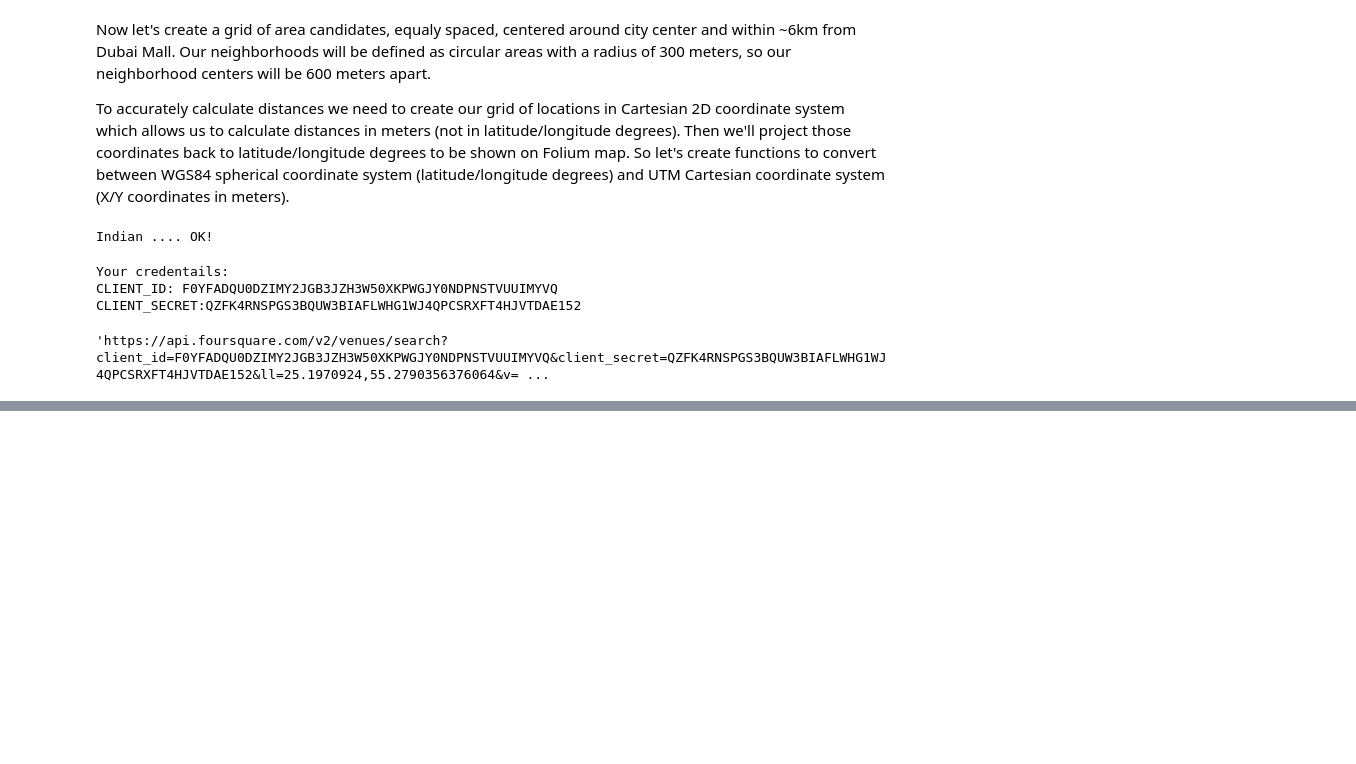
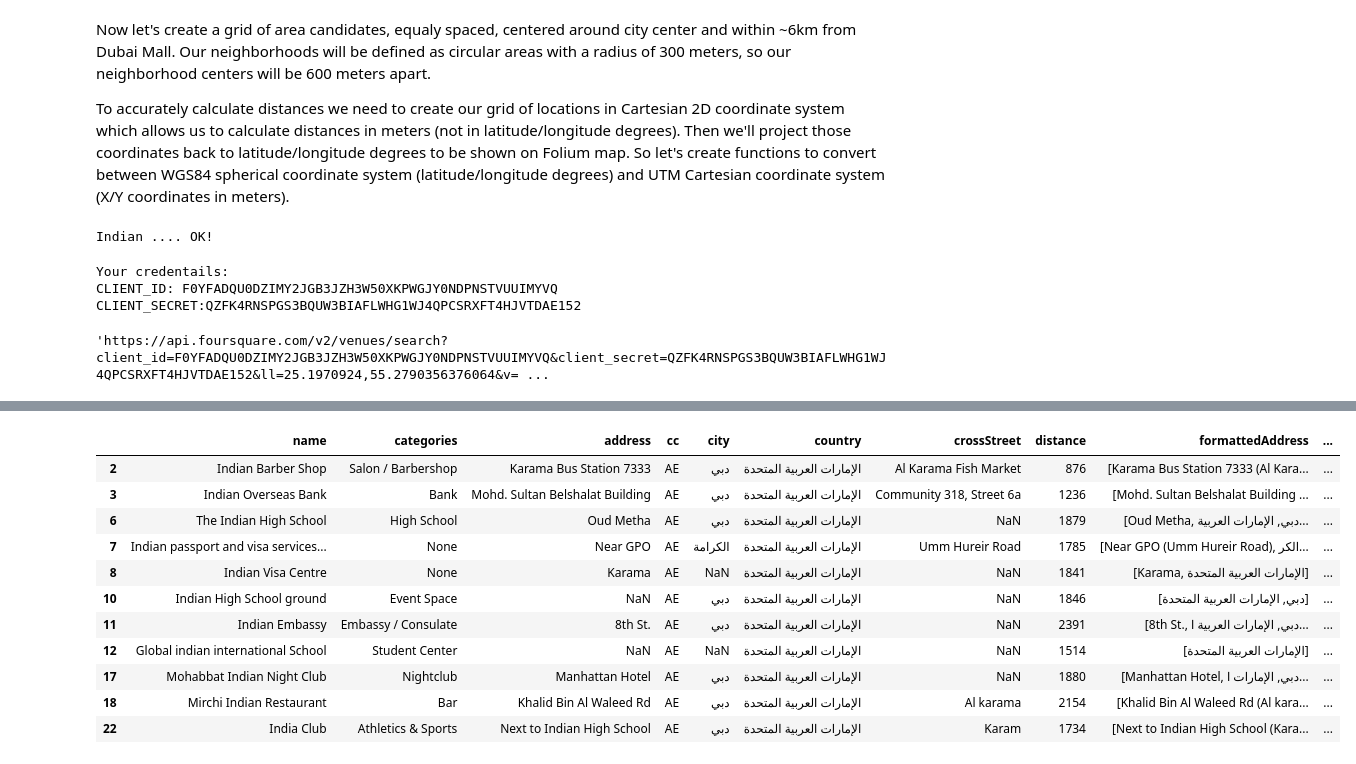
Before and after one commit to Omkar1408/Coursera_Capstone, a Jupyter notebook: BattleOfNeighourhood.ipynb, the cells around one changed output, grey strips where cells are left out. Saved outputs shown, nothing was run; the diff lists cells and outputs as text; code cells hidden in the pictures; blank space fills up the shorter version.

```diff
--- a/BattleOfNeighourhood.ipynb
+++ b/BattleOfNeighourhood.ipynb
@@ -244,0 +280,8 @@ venues_map
+# %%
+
+LIMIT1 = 100 # limit of number of venues returned by Foursquare API
+
+radius1 = 2000 # define radius
+
+url = 'https://api.foursquare.com/v2/venues/search?client_id={}&client_secret={}&ll={},{}&v={}&query={}&radius={}&limit={}'.format(CLIENT_ID, CLIENT_SECRET, latitude1, longitude1, VERSION, search_query, radius1, LIMIT1)
+url
@@ -244,0 +290,3 @@ venues_map
+# %%
+results1 = requests.get(url).json()
+results1
@@ -244,0 +311,7 @@ venues_map
+# %%
+# assign relevant part of JSON to venues
+venues1 = results1['response']['venues']
+
+# tranform venues into a dataframe
+dataframe1 = json_normalize(venues1)
+dataframe1.head()
@@ -244,0 +325,41 @@ venues_map
+# %%
+# keep only columns that include venue name, and anything that is associated with location
+filtered_columns1 = ['name', 'categories'] + [col for col in dataframe1.columns if col.startswith('location.')] + ['id']
+dataframe_filtered1 = dataframe1.loc[:, filtered_columns1]
+
+
+# function that extracts the category of the venue
+def get_category_type(row):
+    try:
+        categories_list = row['categories']
+    except:
+        categories_list = row['venue.categories']
+
+    if len(categories_list) == 0:
+        return None
+    else:
+        return categories_list[0]['name']
+
+# filter the category for each row
+dataframe_filtered1['categories'] = dataframe_filtered1.apply(get_category_type, axis=1)
+
+# clean column names by keeping only last term
+dataframe_filtered1.columns = [column.split('.')[-1] for column in dataframe_filtered1.columns]
+
+dataframe_filtered1
+
+dataframe_filtered2 = dataframe_filtered1[dataframe_filtered1.categories != 'Indian Restaurant']
+dataframe_filtered2
+# %% [output]
+|  | name | categories | address | cc | city | country | crossStreet | distance | formattedAddress | ... |
+| 2 | Indian Barber Shop | Salon / Barbershop | Karama Bus Station 7333 | AE | دبي | الإمارات العربية المتحدة | Al Karama Fish Market | 876 | [Karama Bus Station 7333 (Al Kara... | ... |
+| 3 | Indian Overseas Bank | Bank | Mohd. Sultan Belshalat Building | AE | دبي | الإمارات العربية المتحدة | Community 318, Street 6a | 1236 | [Mohd. Sultan Belshalat Building ... | ... |
+| 6 | The Indian High School | High School | Oud Metha | AE | دبي | الإمارات العربية المتحدة | NaN | 1879 | [Oud Metha, دبي, الإمارات العربية... | ... |
+| 7 | Indian passport and visa services... | None | Near GPO | AE | الكرامة | الإمارات العربية المتحدة | Umm Hureir Road | 1785 | [Near GPO (Umm Hureir Road), الكر... | ... |
+| 8 | Indian Visa Centre | None | Karama | AE | NaN | الإمارات العربية المتحدة | NaN | 1841 | [Karama, الإمارات العربية المتحدة] | ... |
+| 10 | Indian High School ground | Event Space | NaN | AE | دبي | الإمارات العربية المتحدة | NaN | 1846 | [دبي, الإمارات العربية المتحدة] | ... |
+| 11 | Indian Embassy | Embassy / Consulate | 8th St. | AE | دبي | الإمارات العربية المتحدة | NaN | 2391 | [8th St., دبي, الإمارات العربية ا... | ... |
+| 12 | Global indian international School | Student Center | NaN | AE | NaN | الإمارات العربية المتحدة | NaN | 1514 | [الإمارات العربية المتحدة] | ... |
+| 17 | Mohabbat Indian Night Club | Nightclub | Manhattan Hotel | AE | دبي | الإمارات العربية المتحدة | NaN | 1880 | [Manhattan Hotel, دبي, الإمارات ا... | ... |
+| 18 | Mirchi Indian Restaurant | Bar | Khalid Bin Al Waleed Rd | AE | دبي | الإمارات العربية المتحدة | Al karama | 2154 | [Khalid Bin Al Waleed Rd (Al kara... | ... |
+| 22 | India Club | Athletics & Sports | Next to Indian High School | AE | دبي | الإمارات العربية المتحدة | Karam | 1734 | [Next to Indian High School (Kara... | ... |
```
Also changed, not shown: parts of 15 cells of this notebook.
